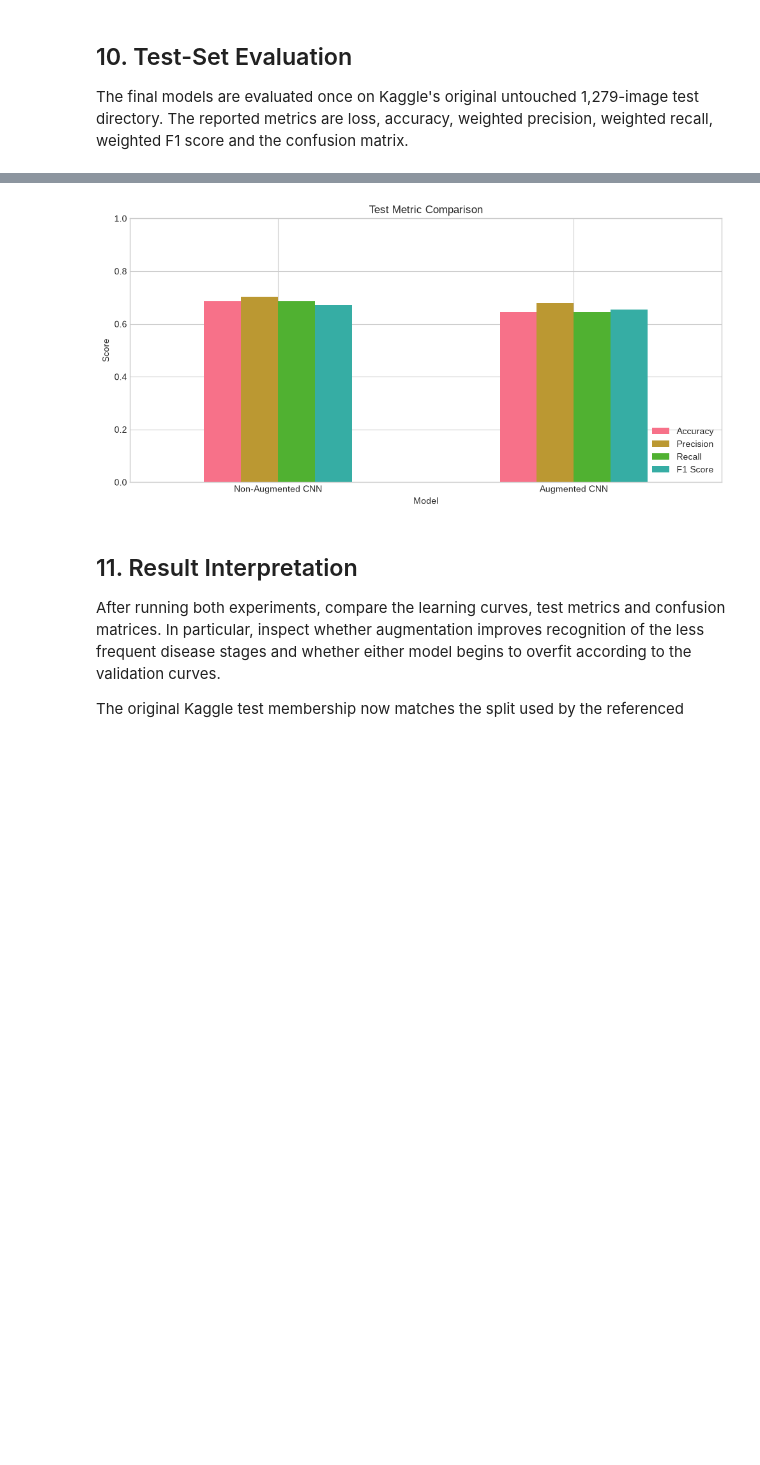
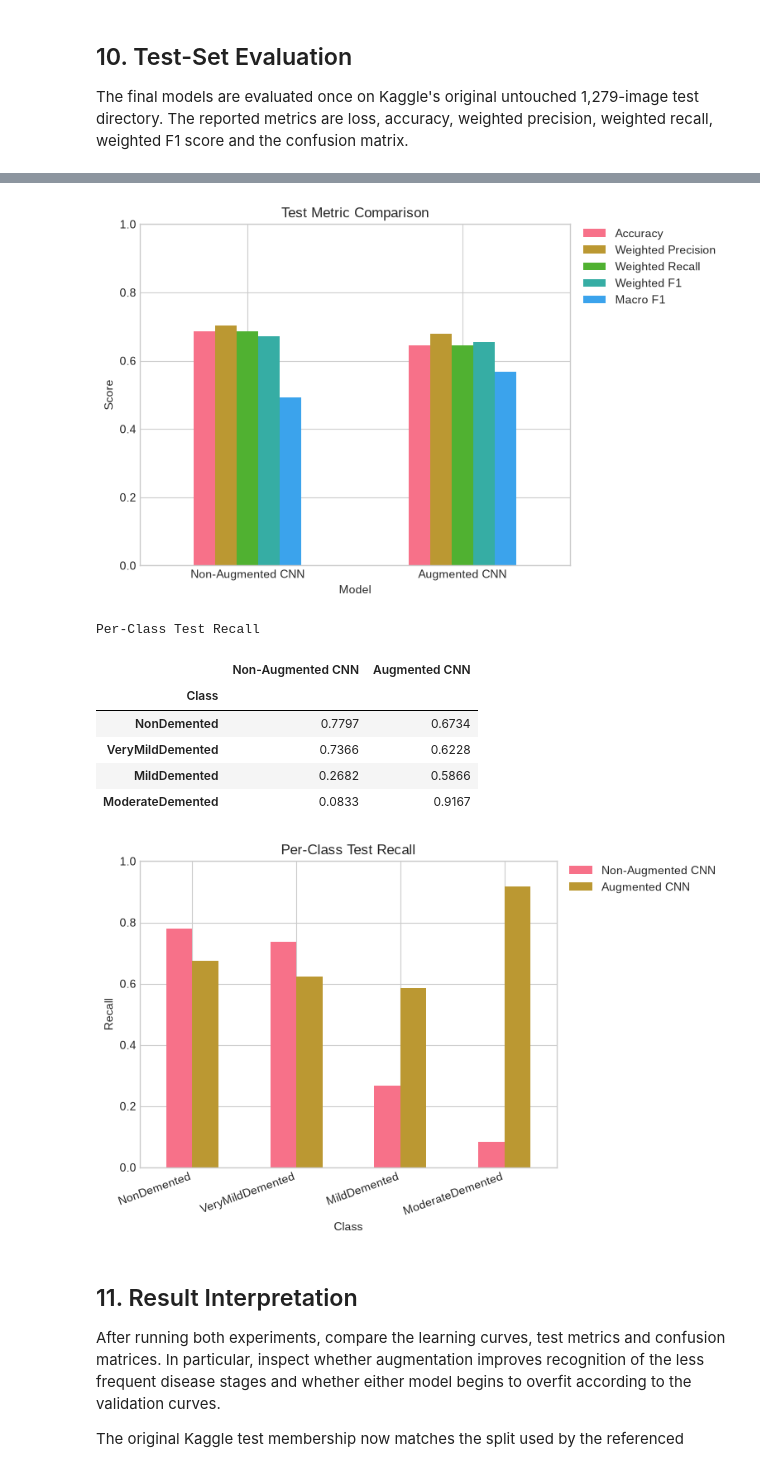
Before and after one commit to VladetaV/Deep-Learning-For-Human-Body-Marker-Augmentation, a Jupyter notebook: alzheimer_classification.ipynb, the cells around one changed output, grey strips where cells are left out. Saved outputs shown, nothing was run; the diff lists cells and outputs as text; code cells hidden in the pictures; blank space fills up the shorter version.

Commit message:
Report macro F1 and per-class recall

```diff
--- a/alzheimer_classification.ipynb
+++ b/alzheimer_classification.ipynb
@@ -246,13 +246,22 @@ def evaluate_model(model, criterion, dataloader, title=''):
         average='weighted',
         zero_division=0
     )
+    _, per_class_recall, per_class_f1, support = precision_recall_fscore_support(
+        true_labels,
+        predicted_labels,
+        labels=range(len(CLASS_NAMES)),
+        average=None,
+        zero_division=0
+    )
+    macro_f1 = per_class_f1.mean()
 
     print(title)
     print(f"Loss     : {loss:.4f}")
     print(f"Accuracy : {accuracy:.4f}")
-    print(f"Precision: {precision:.4f}")
-    print(f"Recall   : {recall:.4f}")
-    print(f"F1 Score : {f1_score:.4f}")
+    print(f"Weighted Precision: {precision:.4f}")
+    print(f"Weighted Recall   : {recall:.4f}")
+    print(f"Weighted F1       : {f1_score:.4f}")
+    print(f"Macro F1          : {macro_f1:.4f}")
 
     cm = confusion_matrix(
         true_labels,
@@ -281,6 +290,10 @@ def evaluate_model(model, criterion, dataloader, title=''):
         'precision': precision,
         'recall': recall,
         'f1_score': f1_score,
+        'macro_f1': macro_f1,
+        'per_class_recall': dict(zip(CLASS_NAMES, per_class_recall)),
+        'per_class_f1': dict(zip(CLASS_NAMES, per_class_f1)),
+        'support': dict(zip(CLASS_NAMES, support)),
         'true_labels': true_labels,
         'predicted_labels': predicted_labels,
     }
@@ -964,23 +976,25 @@ comparison = pd.DataFrame([
         'Model': 'Non-Augmented CNN',
         'Test Loss': original_results['loss'],
         'Accuracy': original_results['accuracy'],
-        'Precision': original_results['precision'],
-        'Recall': original_results['recall'],
-        'F1 Score': original_results['f1_score'],
+        'Weighted Precision': original_results['precision'],
+        'Weighted Recall': original_results['recall'],
+        'Weighted F1': original_results['f1_score'],
+        'Macro F1': original_results['macro_f1'],
     },
     {
         'Model': 'Augmented CNN',
         'Test Loss': augmented_results['loss'],
         'Accuracy': augmented_results['accuracy'],
-        'Precision': augmented_results['precision'],
-        'Recall': augmented_results['recall'],
-        'F1 Score': augmented_results['f1_score'],
+        'Weighted Precision': augmented_results['precision'],
+        'Weighted Recall': augmented_results['recall'],
+        'Weighted F1': augmented_results['f1_score'],
+        'Macro F1': augmented_results['macro_f1'],
     },
 ]).set_index('Model')
 
 display(comparison.round(4))
 
-comparison[['Accuracy', 'Precision', 'Recall', 'F1 Score']].plot(
+comparison[['Accuracy', 'Weighted Precision', 'Weighted Recall', 'Weighted F1', 'Macro F1']].plot(
     kind='bar',
     figsize=(10, 5),
     ylim=(0, 1)
@@ -989,7 +1003,29 @@ plt.title('Test Metric Comparison')
 plt.xlabel('Model')
 plt.ylabel('Score')
 plt.xticks(rotation=0)
-plt.legend(loc='lower right')
-plt.tight_layout()
+plt.legend(loc='upper left', bbox_to_anchor=(1.02, 1), borderaxespad=0)
+plt.tight_layout(rect=(0, 0, 0.78, 1))
 plt.show()
+
+per_class_recall_comparison = pd.DataFrame({
+    'Non-Augmented CNN': original_results['per_class_recall'],
+    'Augmented CNN': augmented_results['per_class_recall'],
+})
+per_class_recall_comparison.index.name = 'Class'
+
+print('Per-Class Test Recall')
+display(per_class_recall_comparison.round(4))
+
+per_class_recall_comparison.plot(
+    kind='bar',
+    figsize=(10, 5),
+    ylim=(0, 1)
+)
+plt.title('Per-Class Test Recall')
+plt.xlabel('Class')
+plt.ylabel('Recall')
+plt.xticks(rotation=20, ha='right')
+plt.legend(loc='upper left', bbox_to_anchor=(1.02, 1), borderaxespad=0)
+plt.tight_layout(rect=(0, 0, 0.78, 1))
+plt.show()
 # %% [output]
@@ -1000,4 +1036,12 @@ plt.show()
-[figure, old version]
+[figure, new version]
+Per-Class Test Recall
+|  | Non-Augmented CNN | Augmented CNN |
+| Class |  |  |
+| NonDemented | 0.7797 | 0.6734 |
+| VeryMildDemented | 0.7366 | 0.6228 |
+| MildDemented | 0.2682 | 0.5866 |
+| ModerateDemented | 0.0833 | 0.9167 |
+[figure, added]
 # %% [markdown]
 ## 11. Result Interpretation
 
```
Also changed, not shown: parts of 5 cells of this notebook.
